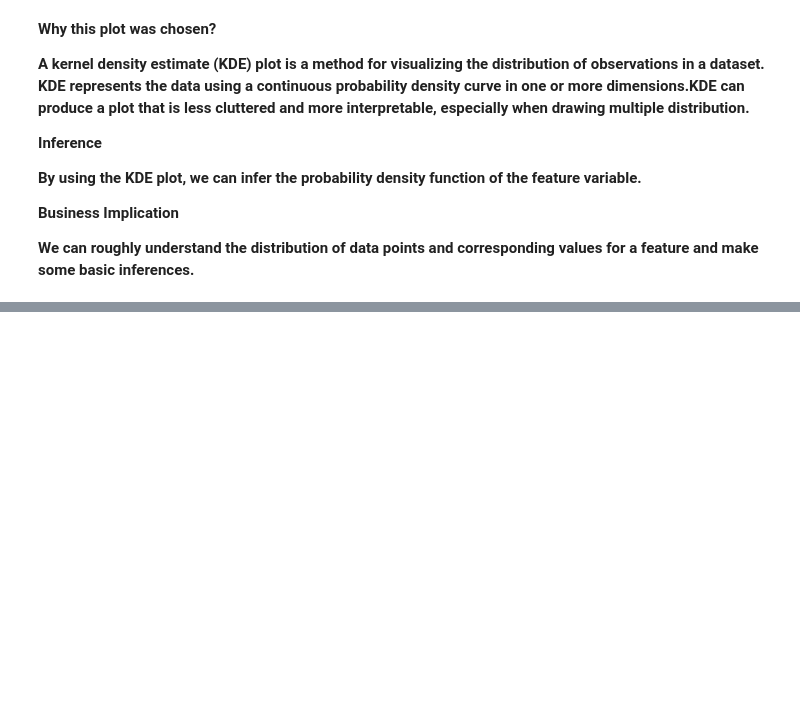
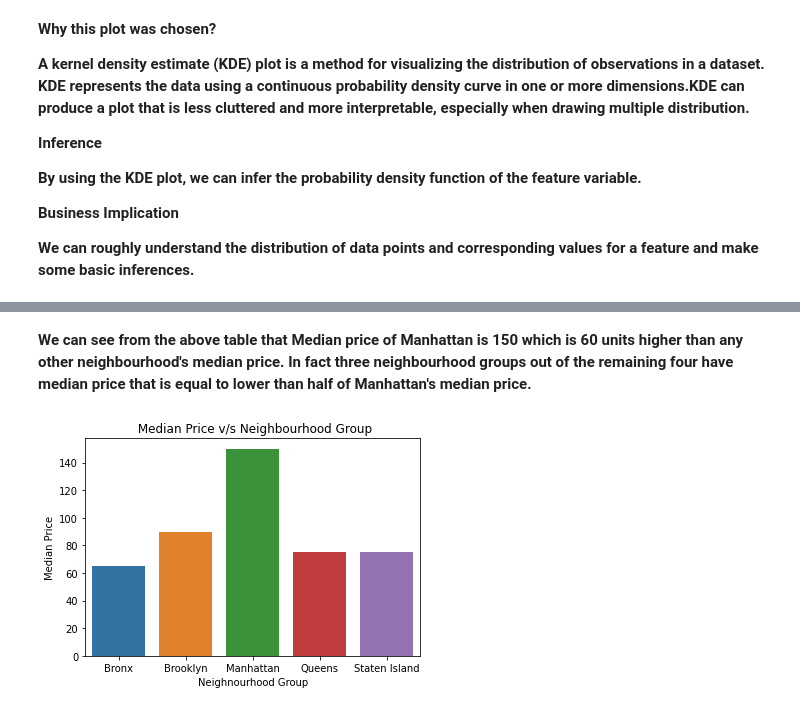
Before and after one commit to AshutoshKumarDubey/EDA_Capstone_Project_Airbnb, a Jupyter notebook: EDA_Airbnb_Bookings_Analysis_By_Ashutosh_Kumar_Dubey.ipynb, the cells around one changed output, grey strips where cells are left out. Cells and saved outputs as stored; diff of their text form; code cells hidden in the pictures; blank space fills up the shorter version.

```diff
--- a/EDA_Airbnb_Bookings_Analysis_By_Ashutosh_Kumar_Dubey.ipynb
+++ b/EDA_Airbnb_Bookings_Analysis_By_Ashutosh_Kumar_Dubey.ipynb
@@ -279,0 +330,4 @@ plt.show()
+# %%
+#Analysis of Neighbourhood Group vis-a-vis Median Price
+median_price_neighbourhood = df.groupby(['neighbourhood_group']).agg({'price':'median'}).reset_index()
+median_price_neighbourhood
@@ -279,0 +341,11 @@ plt.show()
+# %% [markdown]
+**We can see from the above table that Median price of Manhattan is 150 which is 60 units higher than any other neighbourhood's median price. In fact three neighbourhood groups out of the remaining four have median price that is equal to lower than half of Manhattan's median price.**
+# %%
+#Plotting median_price_neighbourhood
+fig = sns.barplot(x = 'neighbourhood_group',y = 'price',data = median_price_neighbourhood)
+fig.set_title(' Median Price v/s Neighbourhood Group')
+fig.set_xlabel('Neighnourhood Group')
+fig.set_ylabel("Median Price")
+plt.show()
+# %% [output]
+[figure, added]
```
Also changed, not shown: parts of 29 cells of this notebook.
